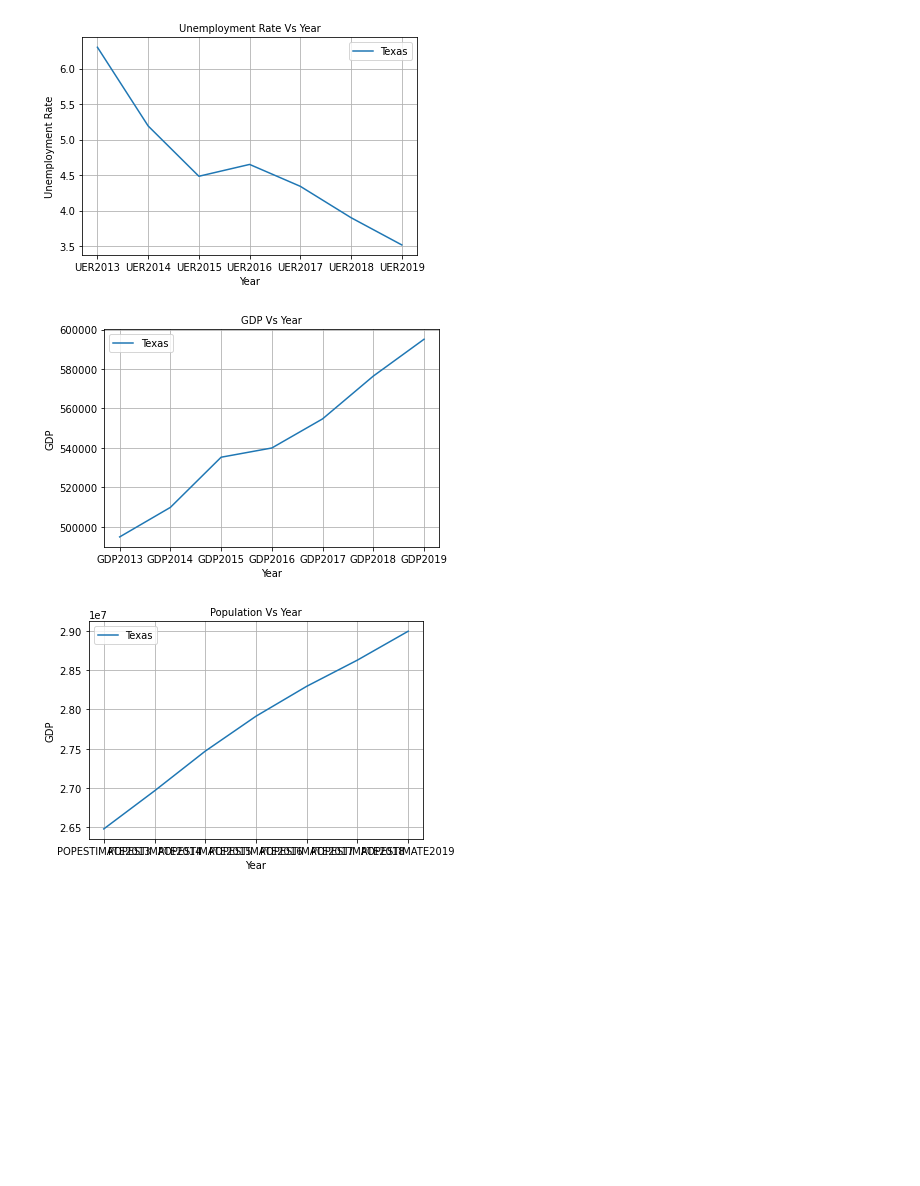
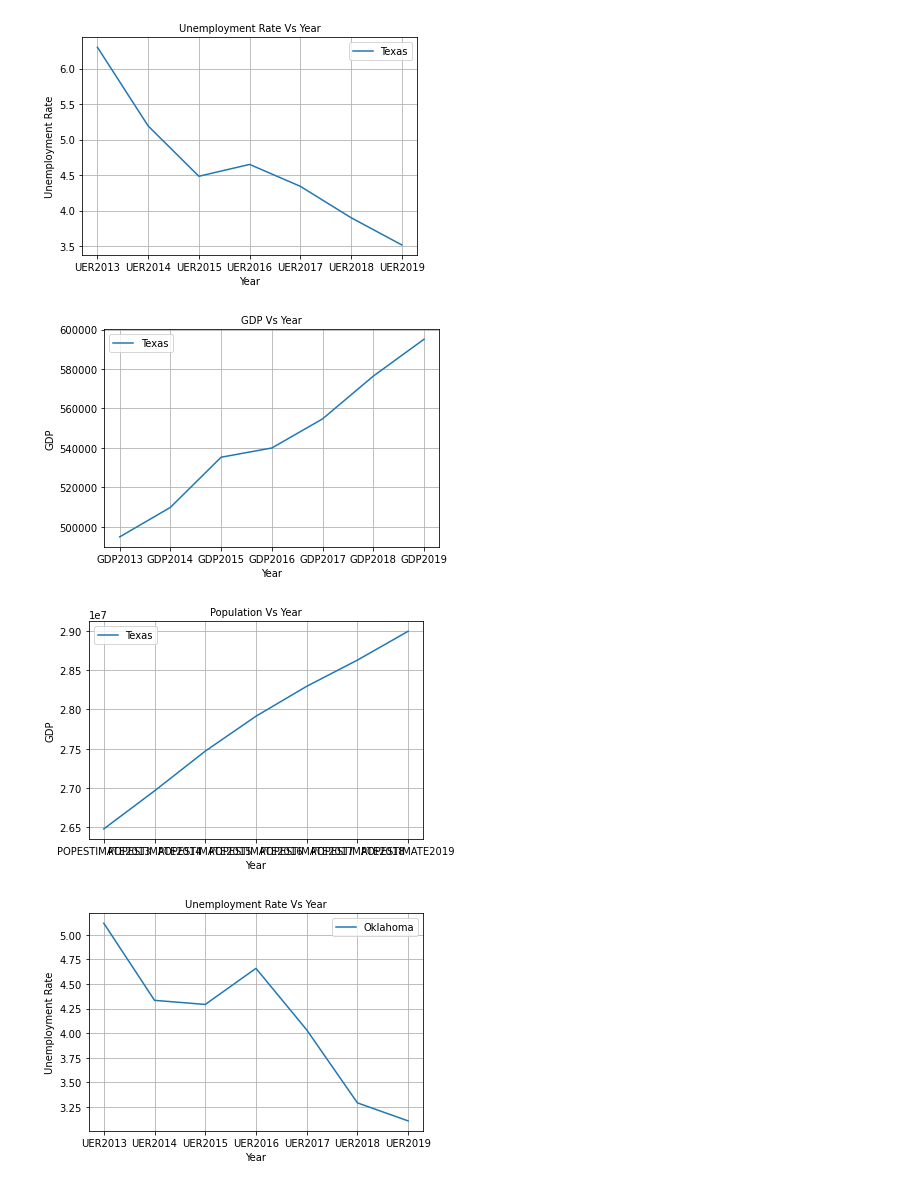
Before and after one commit to aariandhanani/AarianDhananiDataScience, a Jupyter notebook: finalProjectProgram.ipynb, the cells around one changed output. Drawn from its saved outputs; the diff is of its cells as text; code cells hidden in the pictures; blank space fills up the shorter version.

```diff
--- a/finalProjectProgram.ipynb
+++ b/finalProjectProgram.ipynb
@@ -196,59 +196,60 @@ population = population.reset_index(drop=False,inplace=False)
 import PySimpleGUI as sg
 import matplotlib.pyplot as plt
 from matplotlib.backends.backend_tkagg import FigureCanvasTkAgg
+displayOn = 1
+text_input = "Texas"
+while (displayOn == 1):
+    def create_plot():
+        unemployment.plot('index', text_input)
+        plt.title('Unemployment Rate Vs Year', fontsize=10)
+        plt.xlabel('Year', fontsize=10)
+        plt.ylabel('Unemployment Rate', fontsize=10)
+        plt.grid(True)
+        return plt.gcf()
 
-def create_plot():
-    unemployment.plot('index', "Texas")
-    plt.title('Unemployment Rate Vs Year', fontsize=10)
-    plt.xlabel('Year', fontsize=10)
-    plt.ylabel('Unemployment Rate', fontsize=10)
-    plt.grid(True)
-    return plt.gcf()
+    def create_plot1():
+        gdpData.plot('index', text_input)
+        plt.title('GDP Vs Year', fontsize=10)
+        plt.xlabel('Year', fontsize=10)
+        plt.ylabel('GDP', fontsize=10)
+        plt.grid(True)
+        return plt.gcf()
 
-def create_plot1():
-    gdpData.plot('index', "Texas")
-    plt.title('GDP Vs Year', fontsize=10)
-    plt.xlabel('Year', fontsize=10)
-    plt.ylabel('GDP', fontsize=10)
-    plt.grid(True)
-    return plt.gcf()
+    def create_plot2():
+        population.plot('index', text_input)
+        plt.title('Population Vs Year', fontsize=10)
+        plt.xlabel('Year', fontsize=10)
+        plt.ylabel('GDP', fontsize=10)
+        plt.grid(True)
+        return plt.gcf()
 
-def create_plot2():
-    population.plot('index', "Texas")
-    plt.title('Population Vs Year', fontsize=10)
-    plt.xlabel('Year', fontsize=10)
-    plt.ylabel('GDP', fontsize=10)
-    plt.grid(True)
-    return plt.gcf()
+    layout = [[sg.Text(text_input + ' State Data')],
+            [sg.Canvas(size=(1000, 1000), key='-CANVAS-')], [sg.InputText()], [sg.Button('Submit')],
+            [sg.Exit()]]
 
-layout = [[sg.Text('State Data')],
-          [sg.Canvas(size=(1000, 1000), key='-CANVAS-')], [sg.InputText()], [sg.Button('Submit')],
-          [sg.Exit()]]
+    def draw_figure(canvas, figure):
+        figure_canvas_agg = FigureCanvasTkAgg(figure, canvas)
+        figure_canvas_agg.draw()
+        figure_canvas_agg.get_tk_widget().pack(side='left', fill='both', expand=1)
+        return figure_canvas_agg
 
-def draw_figure(canvas, figure):
-    figure_canvas_agg = FigureCanvasTkAgg(figure, canvas)
-    figure_canvas_agg.draw()
-    figure_canvas_agg.get_tk_widget().pack(side='left', fill='both', expand=1)
-    return figure_canvas_agg
+    window = sg.Window('Demo Application - Embedding Matplotlib In PySimpleGUI', layout, finalize=True, element_justification='center')
 
-window = sg.Window('Demo Application - Embedding Matplotlib In PySimpleGUI', layout, finalize=True, element_justification='center')
+    draw_figure(window['-CANVAS-'].TKCanvas, create_plot())
+    draw_figure(window['-CANVAS-'].TKCanvas, create_plot1())
+    draw_figure(window['-CANVAS-'].TKCanvas, create_plot2())
 
-draw_figure(window['-CANVAS-'].TKCanvas, create_plot())
-draw_figure(window['-CANVAS-'].TKCanvas, create_plot1())
-draw_figure(window['-CANVAS-'].TKCanvas, create_plot2())
+    #
+    event, values = window.read()
+    window.close()
 
-#
-event, values = window.read()
-window.close()
+    text_input = values[0]
+    #
 
-text_input = values[0]
-sg.popup('You entered', text_input)
-#
+    while True:
+        event, values = window.read()
+        if event == sg.WIN_CLOSED or event == 'Exit':
+            break
 
-while True:
-    event, values = window.read()
-    if event == sg.WIN_CLOSED or event == 'Exit':
-        break
-
-window.close()
+    window.close()
 # %% [output]
@@ -255,3 +257,4 @@ window.close()
 [figure]
 [figure]
 [figure]
+[figure, added]
```
Also changed, not shown: parts of 1 cell of this notebook.
